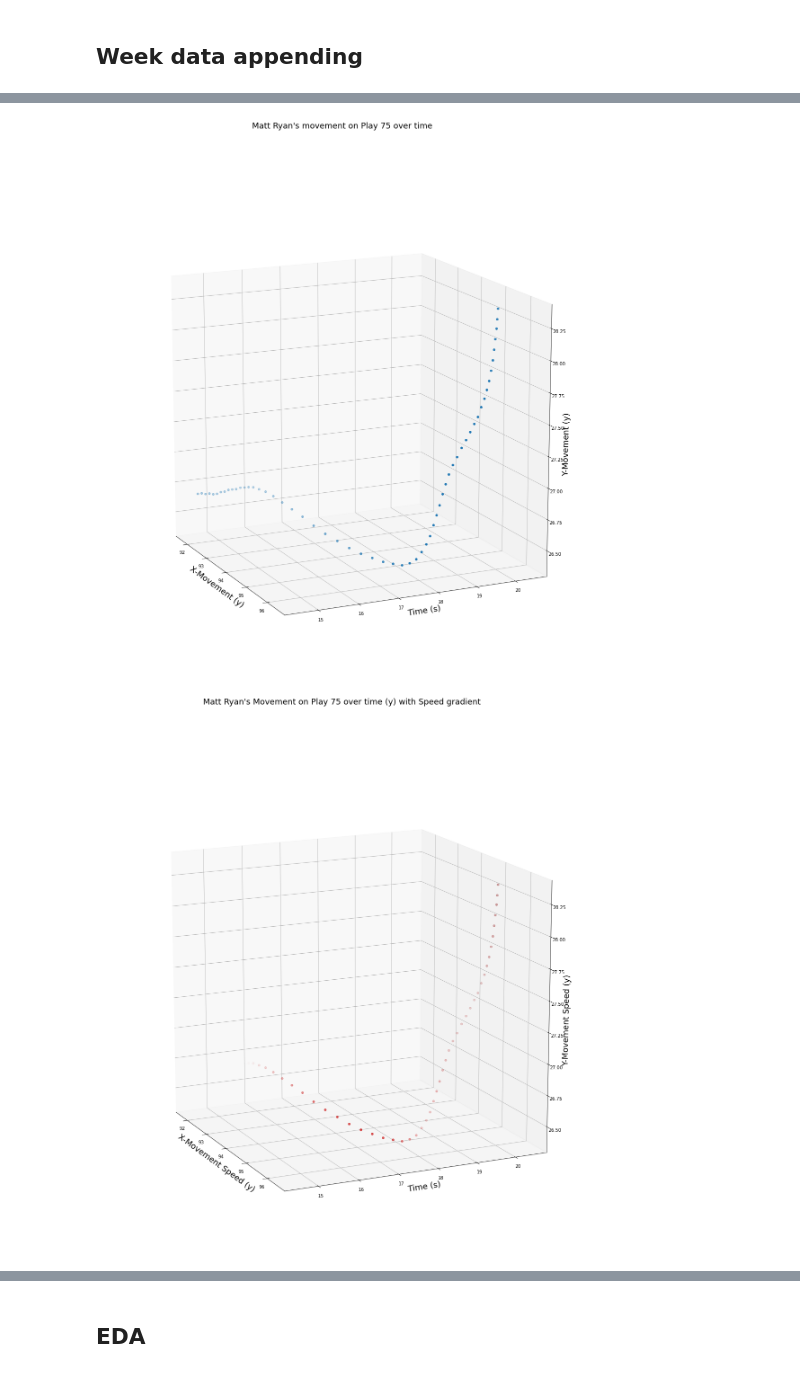
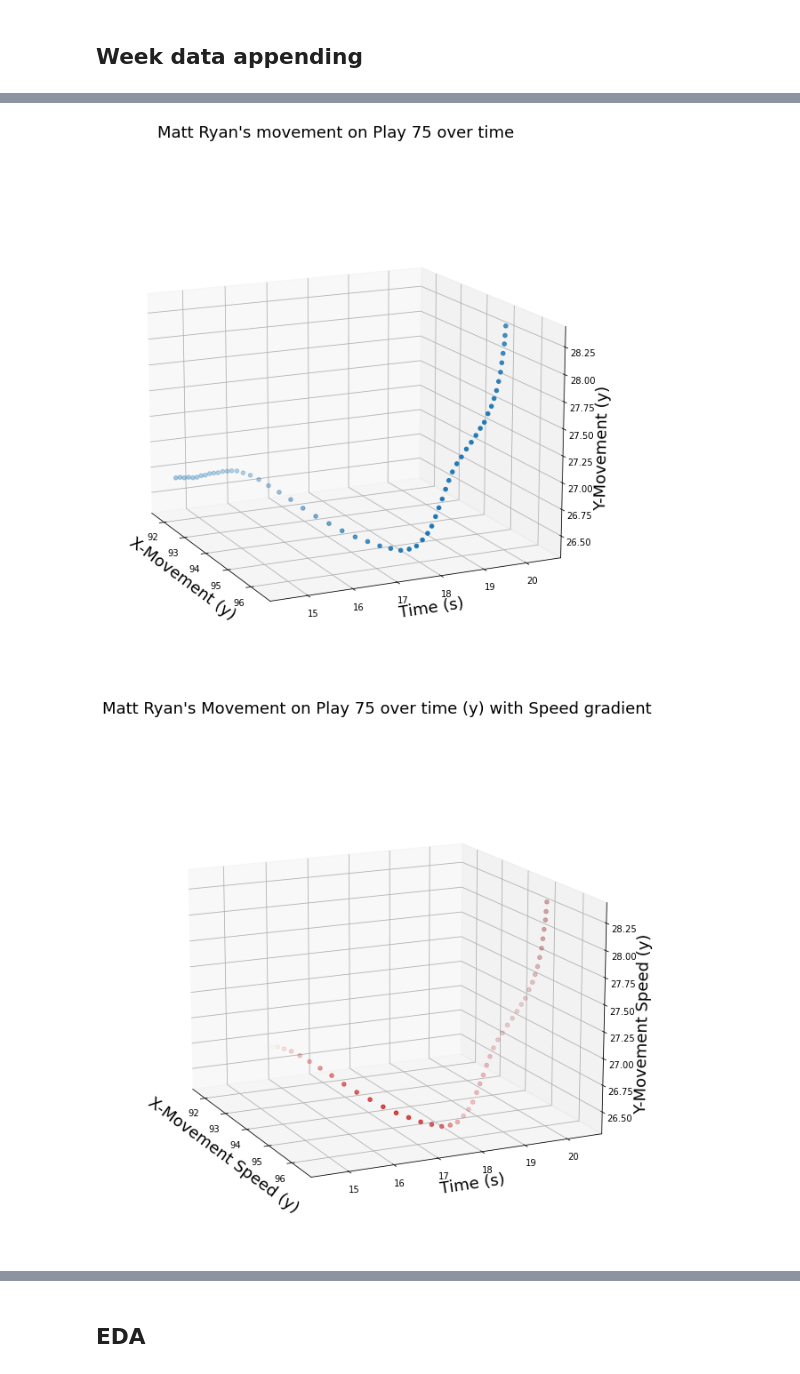
Before and after one commit to martincopello/TheOneWithTouchdowns, a Jupyter notebook: eda.ipynb, the cells around one changed output, grey strips where cells are left out. Cells and saved outputs as stored; diff of their text form; code cells hidden in the pictures.

```diff
--- a/eda.ipynb
+++ b/eda.ipynb
@@ -115,7 +132,7 @@ t = week1[(week1['gameId'] == 2018090600)&(week1['nflId'] == 310)&(week1['playId
 t2 = [float(i[-7:-1]) for i in t]
 # %%
 #Matt Ryan's x/y movement on play 75 over time
-fig = plt.figure(figsize = (20,20))
+fig = plt.figure(figsize = (10, 10))
 ax = fig.add_subplot(111, projection='3d')
 
 
@@ -128,32 +145,32 @@ ax.view_init(15, -25)
 fig.suptitle('Matt Ryan\'s movement on Play 75 over time', fontsize=18)
 plt.show()
 # %% [output]
-[figure, old version]
+[figure, new version]
 # %%
 cmap = plt.cm.jet
 
 # get a Nx4 array of RGBA corresponding to zs
 # cmap expects values between 0 and 1
 y = np.array(y) # if z_list is type `list`
 colors = cmap(y / y.max())
 
 # set the alpha values according to i_list
 # must satisfy 0 <= i <= 1
 i_list = np.array(week1[week1['gameId'] == 2018090600][week1['nflId'] == 310][week1['playId'] == 75]['s'].values)
 colors[:,-1] = i_list / i_list.max()
 
 # then plot
-fig = plt.figure(figsize=(20, 20))
+fig = plt.figure(figsize=(10, 10))
 ax = fig.add_subplot(111, projection='3d')
 ax.scatter(x, t2, y, c=colors)
 ax.set_xlabel('X-Movement Speed (y)', fontsize=18)
 ax.set_ylabel('Time (s)', fontsize=18)
 ax.set_zlabel('Y-Movement Speed (y)', fontsize=18)
 ax.view_init(15, -25)
 fig.suptitle('Matt Ryan\'s Movement on Play 75 over time (y) with Speed gradient', fontsize=18)
 plt.show()
 # %% [output]
-[figure, old version]
+[figure, new version]
 # %%
 cmap = plt.cm.jet
 
```
Also changed, not shown: parts of 19 cells of this notebook.
